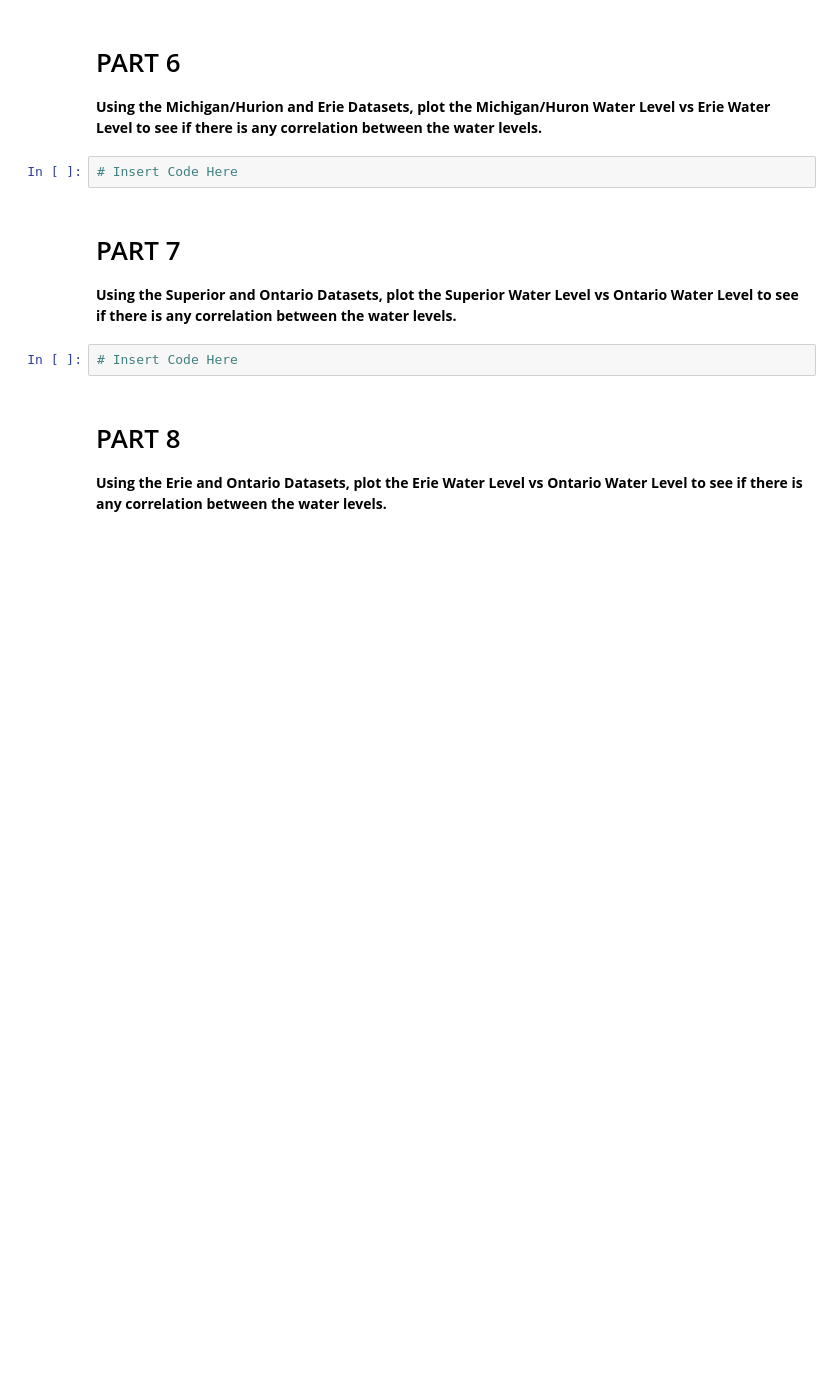
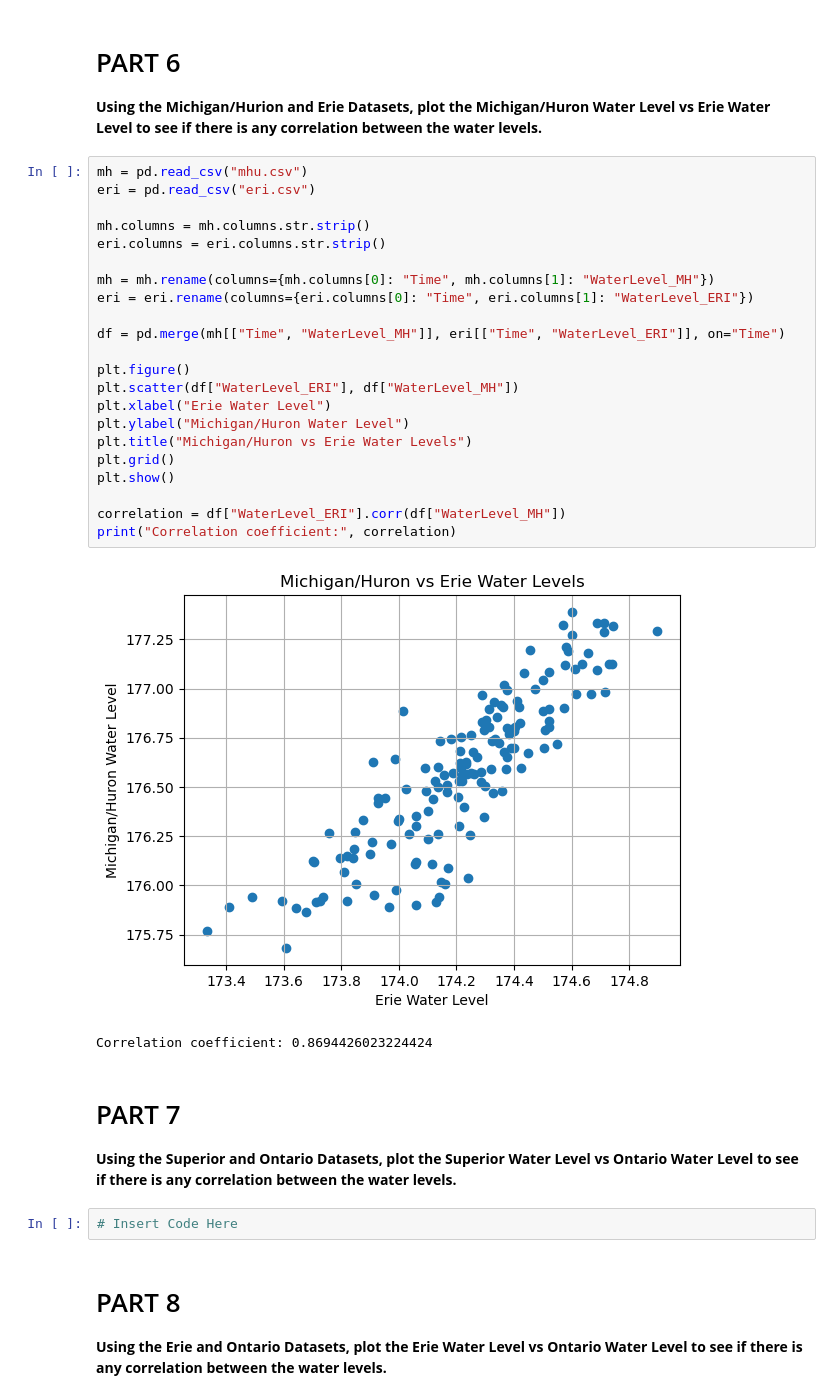
Before and after one commit to RGuda-star/CMSE202_Git_Started, a Jupyter notebook: Great_Lakes_and_Grand_River.ipynb, the cells around one changed output. Cells and saved outputs as stored; diff of their text form; blank space fills up the shorter version.

```diff
--- a/Great_Lakes_and_Grand_River.ipynb
+++ b/Great_Lakes_and_Grand_River.ipynb
@@ -93,8 +119,31 @@ plt.show()
 # PART 6
 
 **Using the Michigan/Hurion and Erie Datasets, plot the Michigan/Huron Water Level vs Erie Water Level to see if there is any correlation between the water levels.**
-# %%
-# Insert Code Here
+# %%
+mh = pd.read_csv("mhu.csv")
+eri = pd.read_csv("eri.csv")
+
+mh.columns = mh.columns.str.strip()
+eri.columns = eri.columns.str.strip()
+
+mh = mh.rename(columns={mh.columns[0]: "Time", mh.columns[1]: "WaterLevel_MH"})
+eri = eri.rename(columns={eri.columns[0]: "Time", eri.columns[1]: "WaterLevel_ERI"})
+
+df = pd.merge(mh[["Time", "WaterLevel_MH"]], eri[["Time", "WaterLevel_ERI"]], on="Time")
+
+plt.figure()
+plt.scatter(df["WaterLevel_ERI"], df["WaterLevel_MH"])
+plt.xlabel("Erie Water Level")
+plt.ylabel("Michigan/Huron Water Level")
+plt.title("Michigan/Huron vs Erie Water Levels")
+plt.grid()
+plt.show()
+
+correlation = df["WaterLevel_ERI"].corr(df["WaterLevel_MH"])
+print("Correlation coefficient:", correlation)
+# %% [output]
+[figure, added]
+Correlation coefficient: 0.8694426023224424
 # %% [markdown]
 # PART 7
 
```
Also changed, not shown: parts of 2 cells of this notebook.
